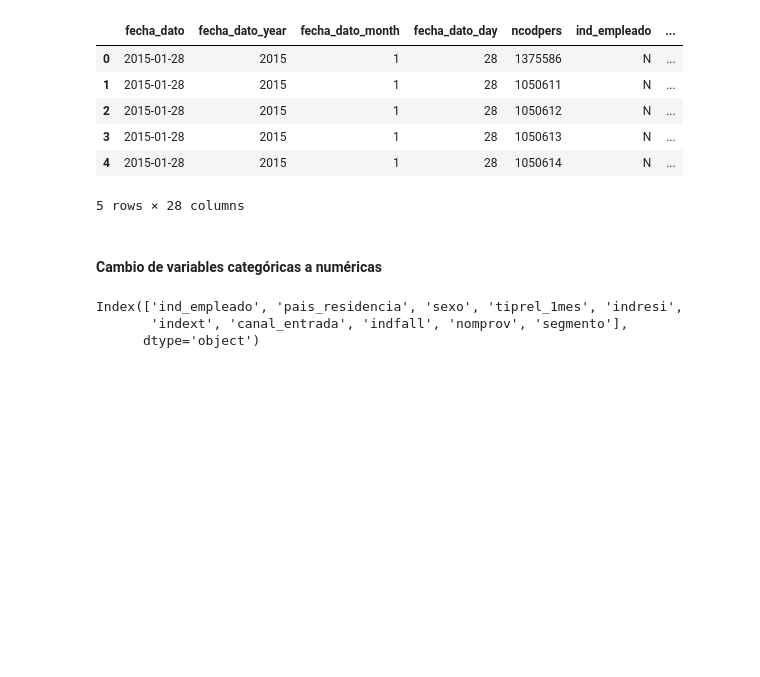
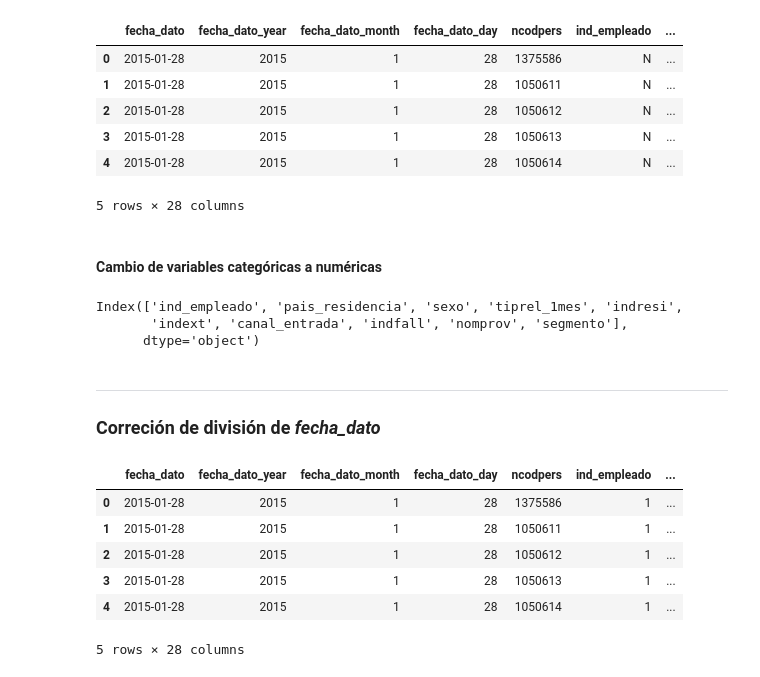
Before and after one commit to sergioml/degree_project, a Jupyter notebook: processing_data_v2.ipynb, the cells around one changed output. Cells and saved outputs as stored; diff of their text form; code cells hidden in the pictures; blank space fills up the shorter version.

Commit message:
Corrección del feature fecha_dato

```diff
--- a/processing_data_v2.ipynb
+++ b/processing_data_v2.ipynb
@@ -216,3 +216,18 @@ for col in cols_object:
     print(col, '¡LISTO!')
 # %%
 df.to_csv('data/clean/train_clean.csv', index=False)
+# %% [markdown]
+---
+### Correción de división de *fecha_dato*
+# %%
+df = pd.read_csv('data/clean/train_clean.csv')
+# %%
+df.head()
+# %% [output]
+|  | fecha_dato | fecha_dato_year | fecha_dato_month | fecha_dato_day | ncodpers | ind_empleado | ... |
+| 0 | 2015-01-28 | 2015 | 1 | 28 | 1375586 | 1 | ... |
+| 1 | 2015-01-28 | 2015 | 1 | 28 | 1050611 | 1 | ... |
+| 2 | 2015-01-28 | 2015 | 1 | 28 | 1050612 | 1 | ... |
+| 3 | 2015-01-28 | 2015 | 1 | 28 | 1050613 | 1 | ... |
+| 4 | 2015-01-28 | 2015 | 1 | 28 | 1050614 | 1 | ... |
+5 rows × 28 columns
```
Also changed, not shown: parts of 2 cells of this notebook, 1 other file.
